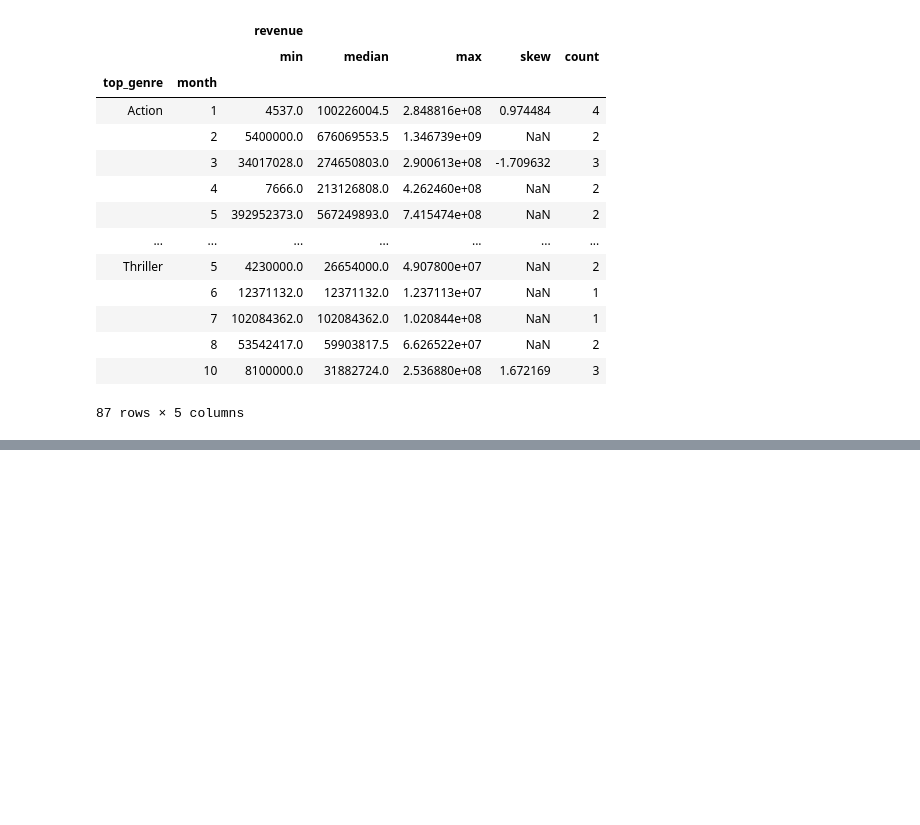
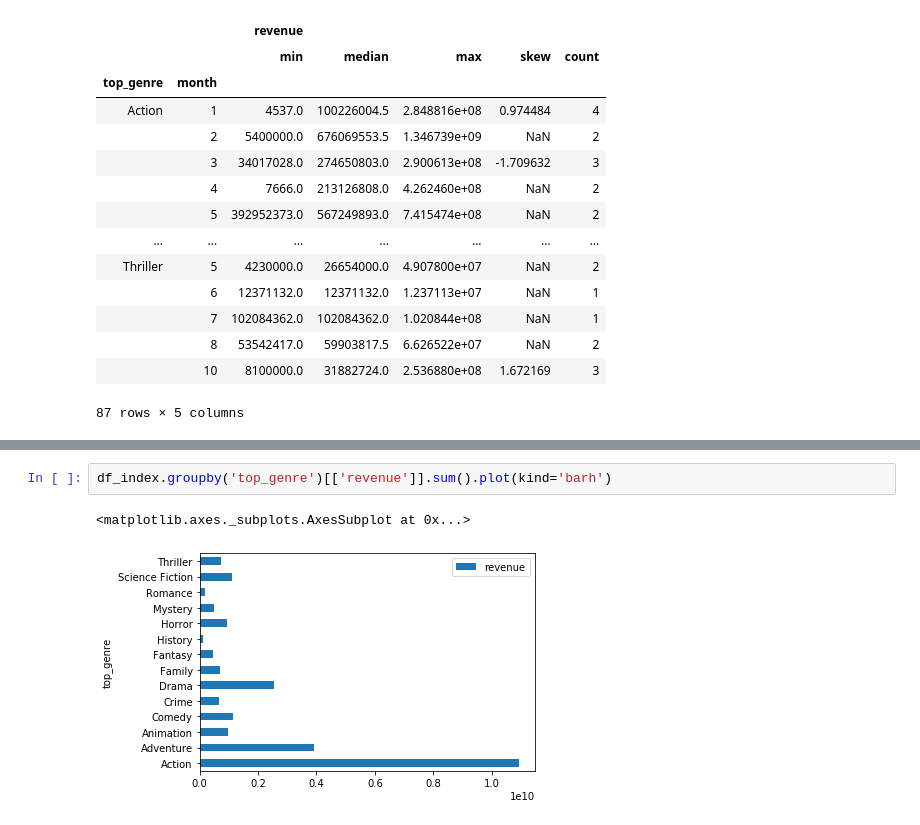
Before and after one commit to Dlisk92/Mod-1-Project_HTX-DS-111819, a Jupyter notebook: MovieAnalysis.ipynb, the cells around one changed output, grey strips where cells are left out. Saved outputs shown, nothing was run; the diff lists cells and outputs as text; blank space fills up the shorter version.

```diff
--- a/MovieAnalysis.ipynb
+++ b/MovieAnalysis.ipynb
@@ -307,0 +271,5 @@ l_of_l
+# %%
+df_index.groupby('top_genre')[['revenue']].sum().plot(kind='barh')
+# %% [output]
+<matplotlib.axes._subplots.AxesSubplot at 0x...>
+[figure, added]
```
Also changed, not shown: parts of 32 cells of this notebook, 1 other file.
